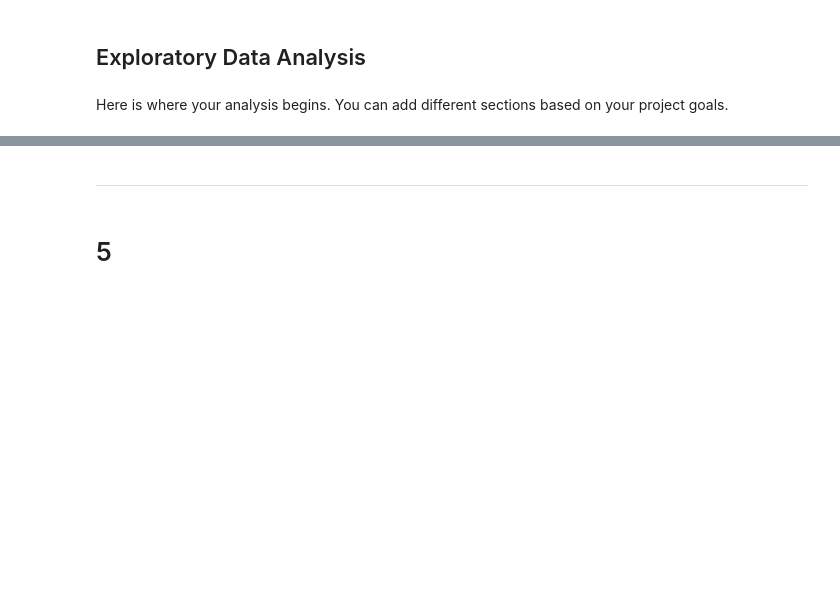
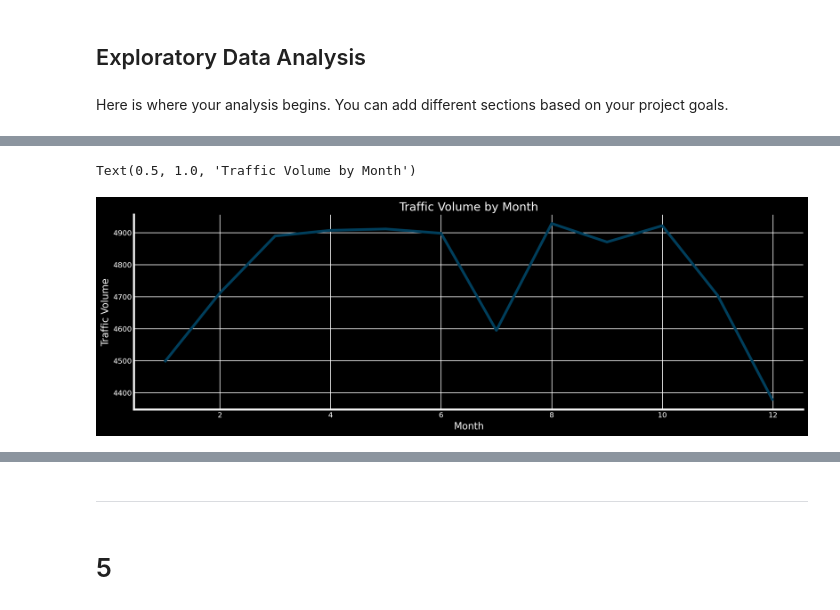
Before and after one commit to aleciaduncan/Data-Analysis, a Jupyter notebook: i94-traffic/i94-traffic.ipynb, the cells around one changed output, grey strips where cells are left out. Cells and saved outputs as stored; diff of their text form; code cells hidden in the pictures; blank space fills up the shorter version.

```diff
--- a/i94-traffic/i94-traffic.ipynb
+++ b/i94-traffic/i94-traffic.ipynb
@@ -455,0 +550,4 @@ Here is where your analysis begins. You can add different sections based on your
+# %%
+day_traffic['month'] = day_traffic['date_time'].dt.month
+by_month = day_traffic.groupby('month').mean(numeric_only=True)
+by_month['traffic_volume']
@@ -455,0 +569,9 @@ Here is where your analysis begins. You can add different sections based on your
+# %%
+
+plt.plot(by_month['traffic_volume'])
+plt.xlabel('Month')
+plt.ylabel('Traffic Volume')
+plt.title('Traffic Volume by Month')
+# %% [output]
+Text(0.5, 1.0, 'Traffic Volume by Month')
+[figure, added]
```
Also changed, not shown: parts of 27 cells of this notebook.
